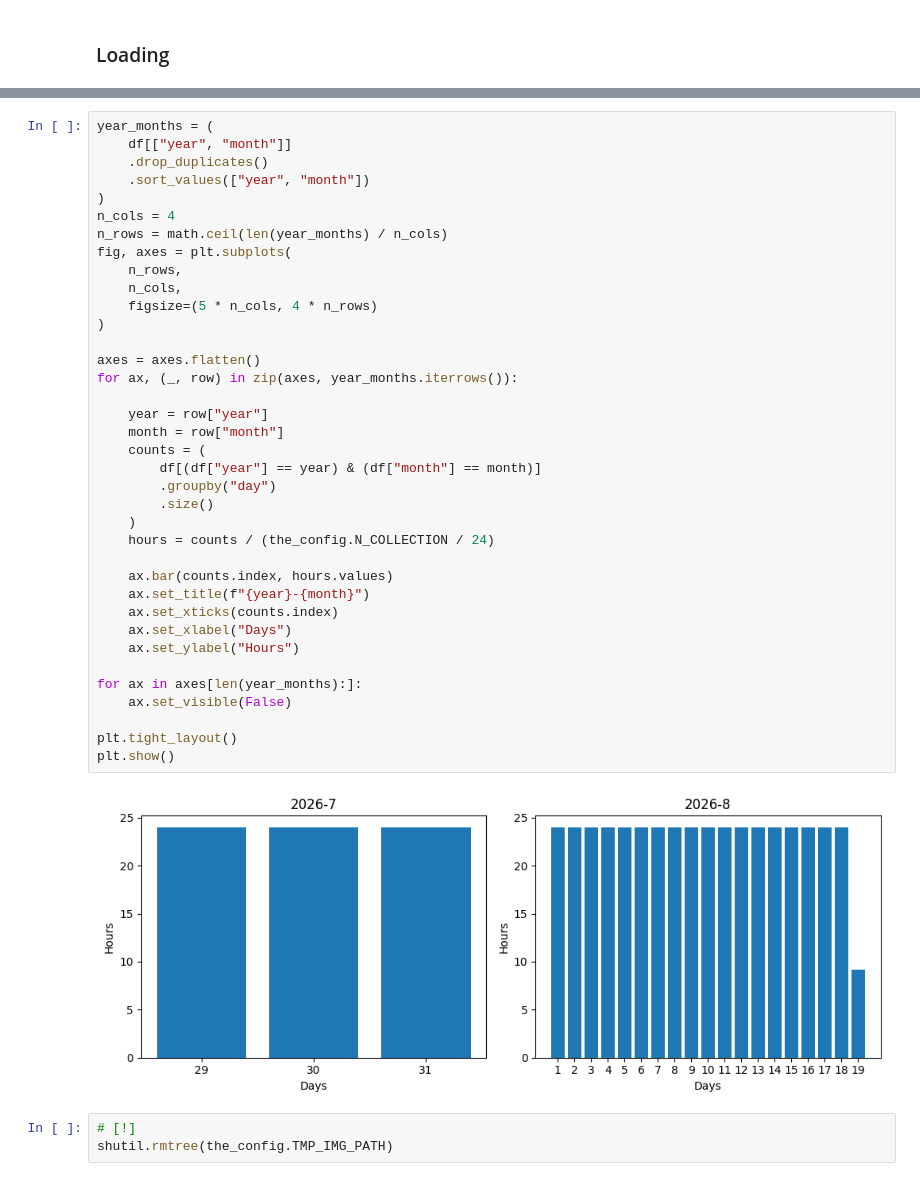
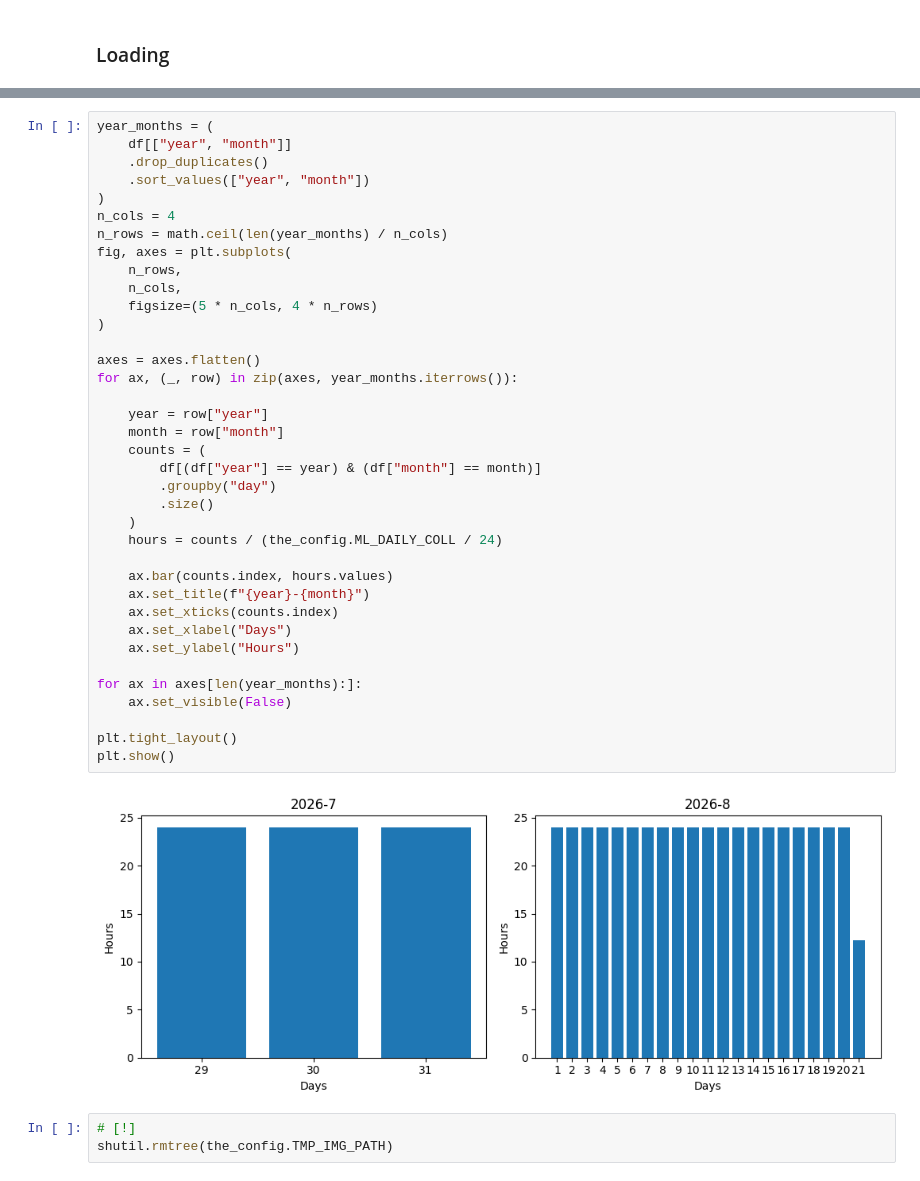
Before and after one commit to robertovicario/LarioNow, a Jupyter notebook: notebook/summary.ipynb, the cells around one changed output, grey strips where cells are left out. Cells and saved outputs as stored; diff of their text form.

```diff
--- a/notebook/summary.ipynb
+++ b/notebook/summary.ipynb
@@ -392,35 +392,35 @@ n_cols = 4
 n_rows = math.ceil(len(year_months) / n_cols)
 fig, axes = plt.subplots(
     n_rows,
     n_cols,
     figsize=(5 * n_cols, 4 * n_rows)
 )
 
 axes = axes.flatten()
 for ax, (_, row) in zip(axes, year_months.iterrows()):
 
     year = row["year"]
     month = row["month"]
     counts = (
         df[(df["year"] == year) & (df["month"] == month)]
         .groupby("day")
         .size()
     )
-    hours = counts / (the_config.N_COLLECTION / 24)
+    hours = counts / (the_config.ML_DAILY_COLL / 24)
 
     ax.bar(counts.index, hours.values)
     ax.set_title(f"{year}-{month}")
     ax.set_xticks(counts.index)
     ax.set_xlabel("Days")
     ax.set_ylabel("Hours")
 
 for ax in axes[len(year_months):]:
     ax.set_visible(False)
 
 plt.tight_layout()
 plt.show()
 # %% [output]
-[figure, old version]
+[figure, new version]
 # %%
 # [!]
 shutil.rmtree(the_config.TMP_IMG_PATH)
```
Also changed, not shown: parts of 16 cells of this notebook, 56 other files.
